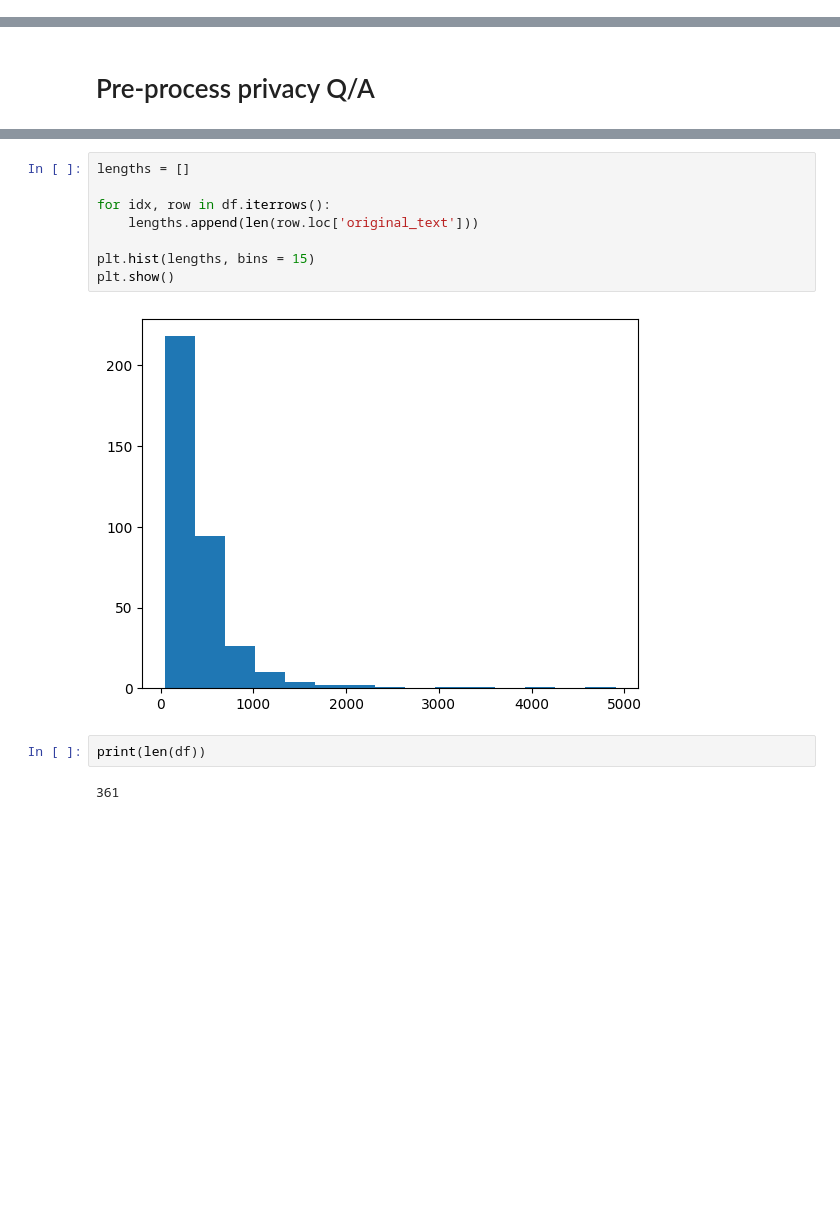
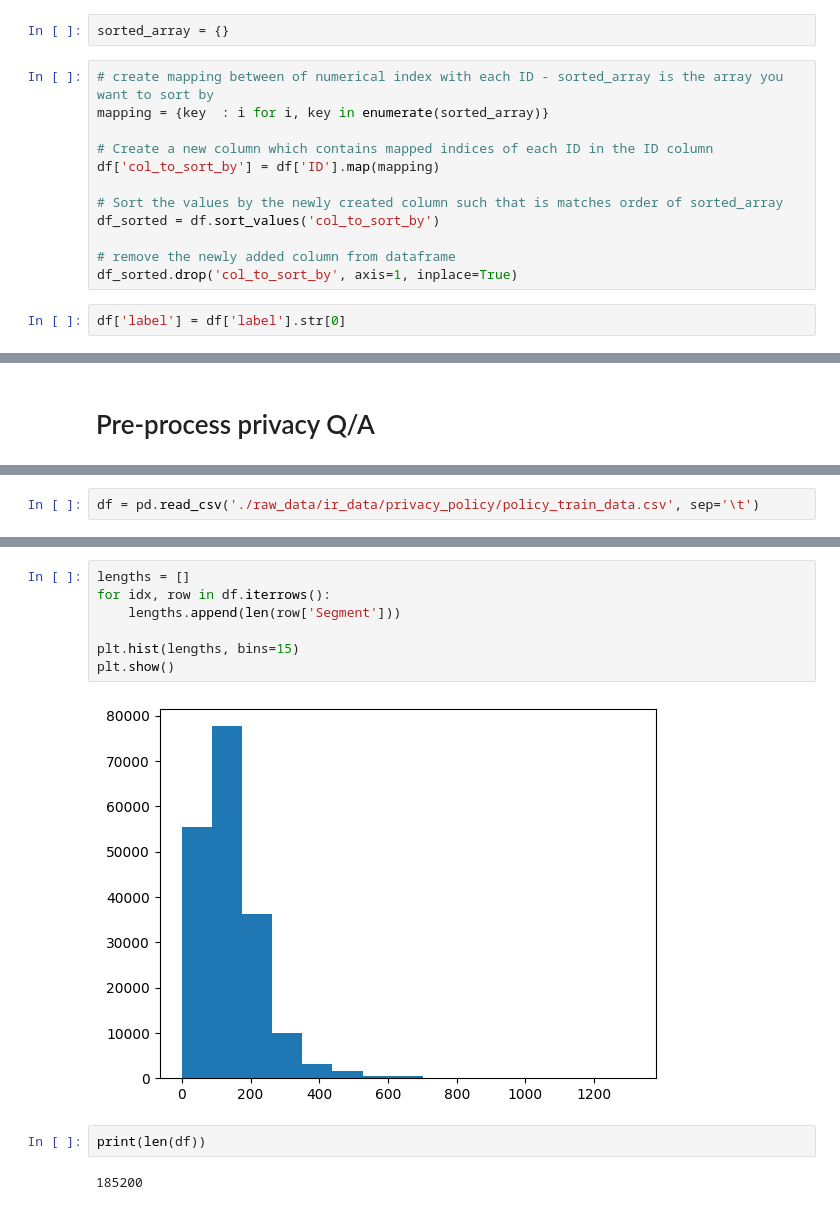
Before and after one commit to jimmyjz1127/LegalNLP, a Jupyter notebook: Notebooks/preprocess_nsp.ipynb, the cells around one changed output, grey strips where cells are left out. Drawn from its saved outputs; the diff is of its cells as text; blank space fills up the shorter version.

```diff
--- a/Notebooks/preprocess_nsp.ipynb
+++ b/Notebooks/preprocess_nsp.ipynb
@@ -25,0 +39,16 @@ df = pd.read_json(filepath, lines=True)
+# %%
+sorted_array = {}
+# %%
+# create mapping between of numerical index with each ID - sorted_array is the array you want to sort by
+mapping = {key  : i for i, key in enumerate(sorted_array)}
+
+# Create a new column which contains mapped indices of each ID in the ID column
+df['col_to_sort_by'] = df['ID'].map(mapping)
+
+# Sort the values by the newly created column such that is matches order of sorted_array
+df_sorted = df.sort_values('col_to_sort_by')
+
+# remove the newly added column from dataframe
+df_sorted.drop('col_to_sort_by', axis=1, inplace=True)
+# %%
+df['label'] = df['label'].str[0]
@@ -77,0 +109,2 @@ JSONDecodeError: Extra data: line 2 column 1 (char 9189)
+# %%
+df = pd.read_csv('./raw_data/ir_data/privacy_policy/policy_train_data.csv', sep='\t')
@@ -87,15 +124,14 @@ df.head()
 # %%
 lengths = []
+for idx, row in df.iterrows():
+    lengths.append(len(row['Segment']))
 
-for idx, row in df.iterrows():
-    lengths.append(len(row.loc['original_text']))
-
-plt.hist(lengths, bins = 15)
+plt.hist(lengths, bins=15)
 plt.show()
 # %% [output]
-[figure, old version]
+[figure, new version]
 # %%
 print(len(df))
 # %% [output]
-361
+185200
 # %%
```
Also changed, not shown: parts of 14 cells of this notebook, 3 other files.
